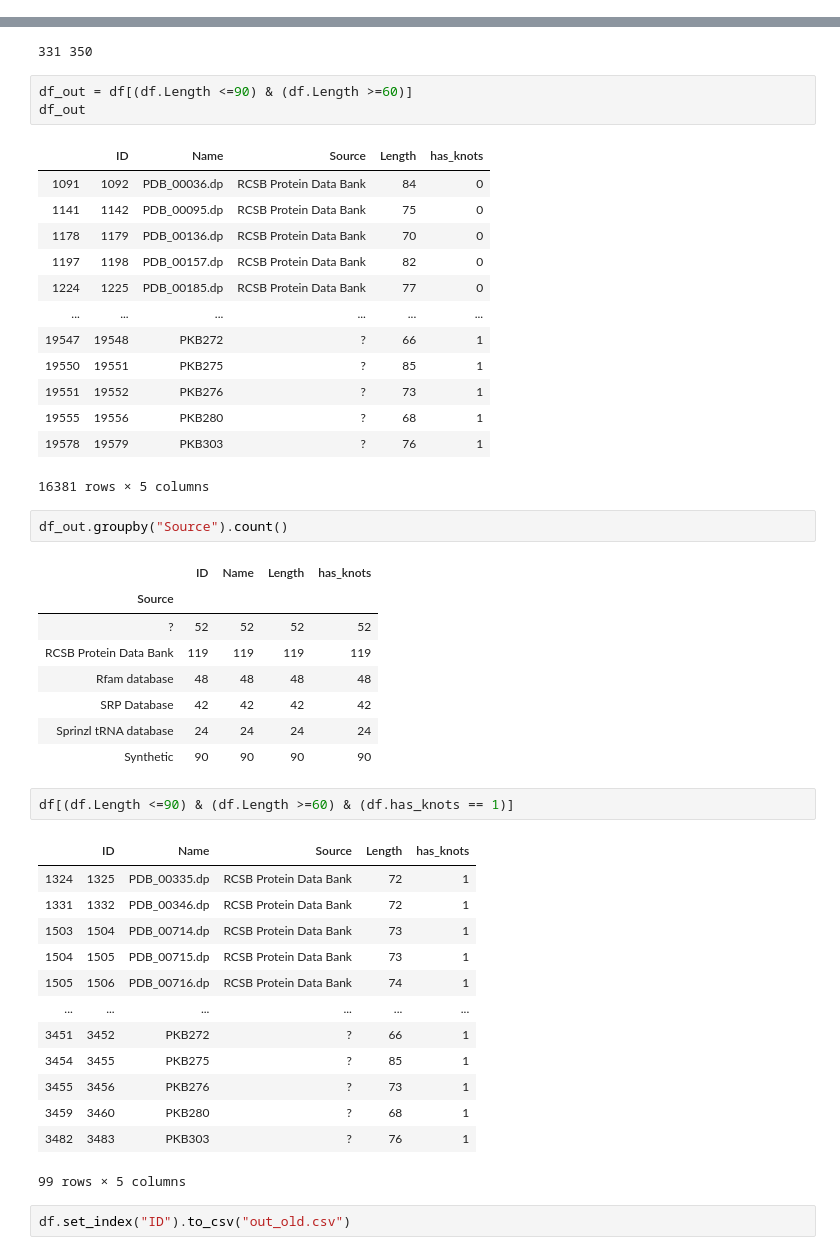
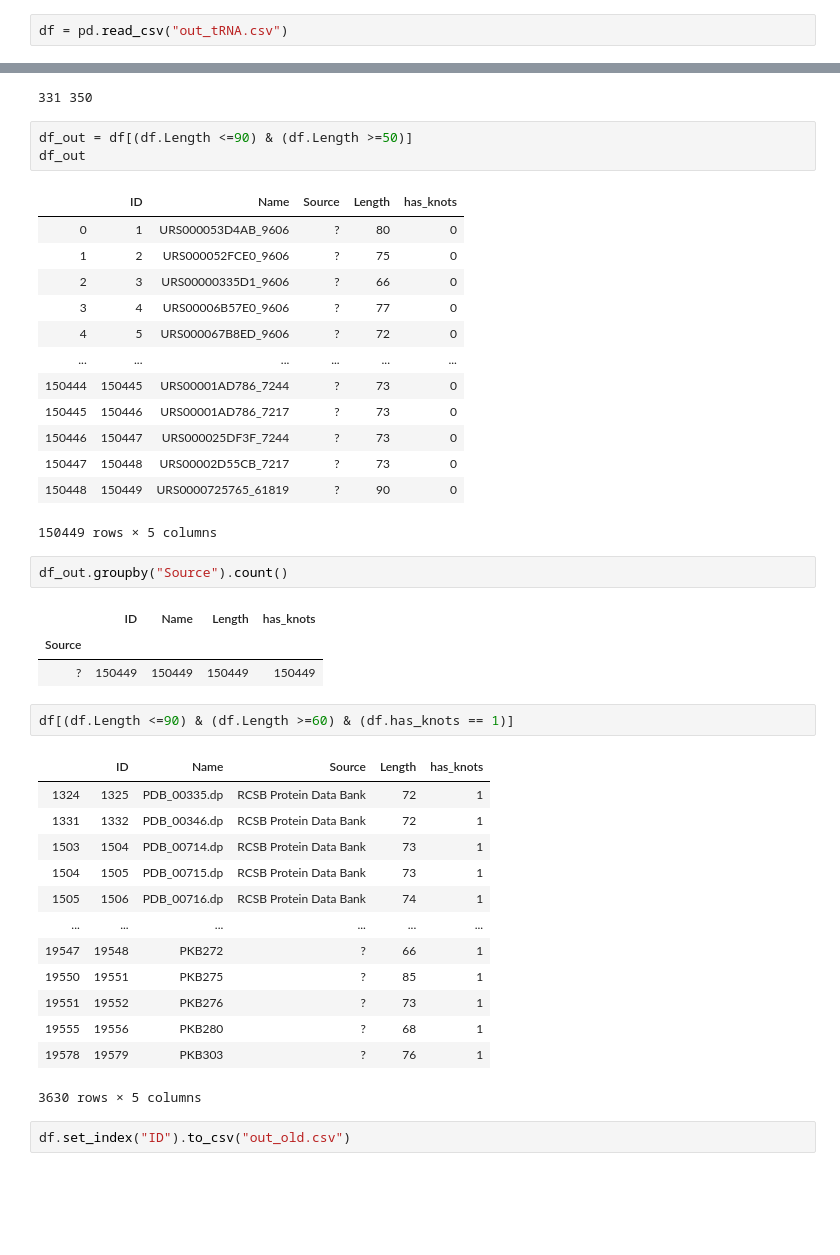
Before and after one commit to SacredArrow/Secondary_structure_public, a Jupyter notebook: Untitled.ipynb, the cells around one changed output, grey strips where cells are left out. Cells and saved outputs as stored; diff of their text form; blank space fills up the shorter version.

```diff
--- a/Untitled.ipynb
+++ b/Untitled.ipynb
@@ -9,6 +9,8 @@ df = pd.read_csv("out.csv")
 df = pd.read_csv("out2.csv")
 # %%
 df = pd.read_csv("out3.csv")
+# %%
+df = pd.read_csv("out_tRNA.csv")
 # %%
 df.head()
 # %% [output]
@@ -120,33 +122,28 @@ print(m, a.index(m))
 # %% [output]
 331 350
 # %%
-df_out = df[(df.Length <=90) & (df.Length >=60)]
+df_out = df[(df.Length <=90) & (df.Length >=50)]
 df_out
 # %% [output]
 |  | ID | Name | Source | Length | has_knots |
-| 1091 | 1092 | PDB_00036.dp | RCSB Protein Data Bank | 84 | 0 |
-| 1141 | 1142 | PDB_00095.dp | RCSB Protein Data Bank | 75 | 0 |
-| 1178 | 1179 | PDB_00136.dp | RCSB Protein Data Bank | 70 | 0 |
-| 1197 | 1198 | PDB_00157.dp | RCSB Protein Data Bank | 82 | 0 |
-| 1224 | 1225 | PDB_00185.dp | RCSB Protein Data Bank | 77 | 0 |
+| 0 | 1 | URS000053D4AB_9606 | ? | 80 | 0 |
+| 1 | 2 | URS000052FCE0_9606 | ? | 75 | 0 |
+| 2 | 3 | URS00000335D1_9606 | ? | 66 | 0 |
+| 3 | 4 | URS00006B57E0_9606 | ? | 77 | 0 |
+| 4 | 5 | URS000067B8ED_9606 | ? | 72 | 0 |
 | ... | ... | ... | ... | ... | ... |
-| 19547 | 19548 | PKB272 | ? | 66 | 1 |
-| 19550 | 19551 | PKB275 | ? | 85 | 1 |
-| 19551 | 19552 | PKB276 | ? | 73 | 1 |
-| 19555 | 19556 | PKB280 | ? | 68 | 1 |
-| 19578 | 19579 | PKB303 | ? | 76 | 1 |
+| 150444 | 150445 | URS00001AD786_7244 | ? | 73 | 0 |
+| 150445 | 150446 | URS00001AD786_7217 | ? | 73 | 0 |
+| 150446 | 150447 | URS000025DF3F_7244 | ? | 73 | 0 |
+| 150447 | 150448 | URS00002D55CB_7217 | ? | 73 | 0 |
+| 150448 | 150449 | URS0000725765_61819 | ? | 90 | 0 |
-16381 rows × 5 columns
+150449 rows × 5 columns
 # %%
 df_out.groupby("Source").count()
 # %% [output]
 |  | ID | Name | Length | has_knots |
 | Source |  |  |  |  |
-| ? | 52 | 52 | 52 | 52 |
-| RCSB Protein Data Bank | 119 | 119 | 119 | 119 |
-| Rfam database | 48 | 48 | 48 | 48 |
-| SRP Database | 42 | 42 | 42 | 42 |
-| Sprinzl tRNA database | 24 | 24 | 24 | 24 |
-| Synthetic | 90 | 90 | 90 | 90 |
+| ? | 150449 | 150449 | 150449 | 150449 |
 # %%
 df[(df.Length <=90) & (df.Length >=60) & (df.has_knots == 1)]
 # %% [output]
@@ -157,12 +154,12 @@ df[(df.Length <=90) & (df.Length >=60) & (df.has_knots == 1)]
 | 1504 | 1505 | PDB_00715.dp | RCSB Protein Data Bank | 73 | 1 |
 | 1505 | 1506 | PDB_00716.dp | RCSB Protein Data Bank | 74 | 1 |
 | ... | ... | ... | ... | ... | ... |
-| 3451 | 3452 | PKB272 | ? | 66 | 1 |
-| 3454 | 3455 | PKB275 | ? | 85 | 1 |
-| 3455 | 3456 | PKB276 | ? | 73 | 1 |
-| 3459 | 3460 | PKB280 | ? | 68 | 1 |
-| 3482 | 3483 | PKB303 | ? | 76 | 1 |
+| 19547 | 19548 | PKB272 | ? | 66 | 1 |
+| 19550 | 19551 | PKB275 | ? | 85 | 1 |
+| 19551 | 19552 | PKB276 | ? | 73 | 1 |
+| 19555 | 19556 | PKB280 | ? | 68 | 1 |
+| 19578 | 19579 | PKB303 | ? | 76 | 1 |
-99 rows × 5 columns
+3630 rows × 5 columns
 # %%
 df.set_index("ID").to_csv("out_old.csv")
 # %%
```
Also changed, not shown: parts of 9 cells of this notebook, 8 other files.
